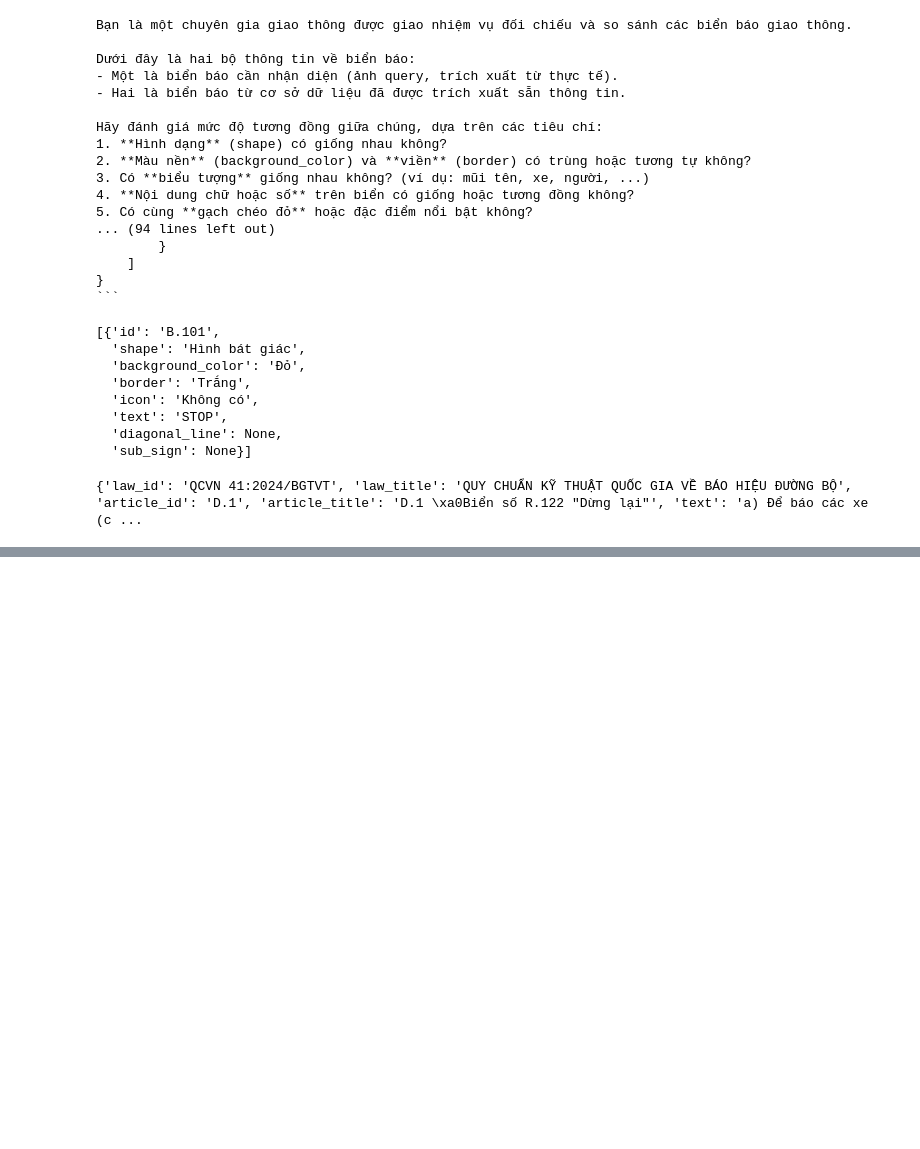
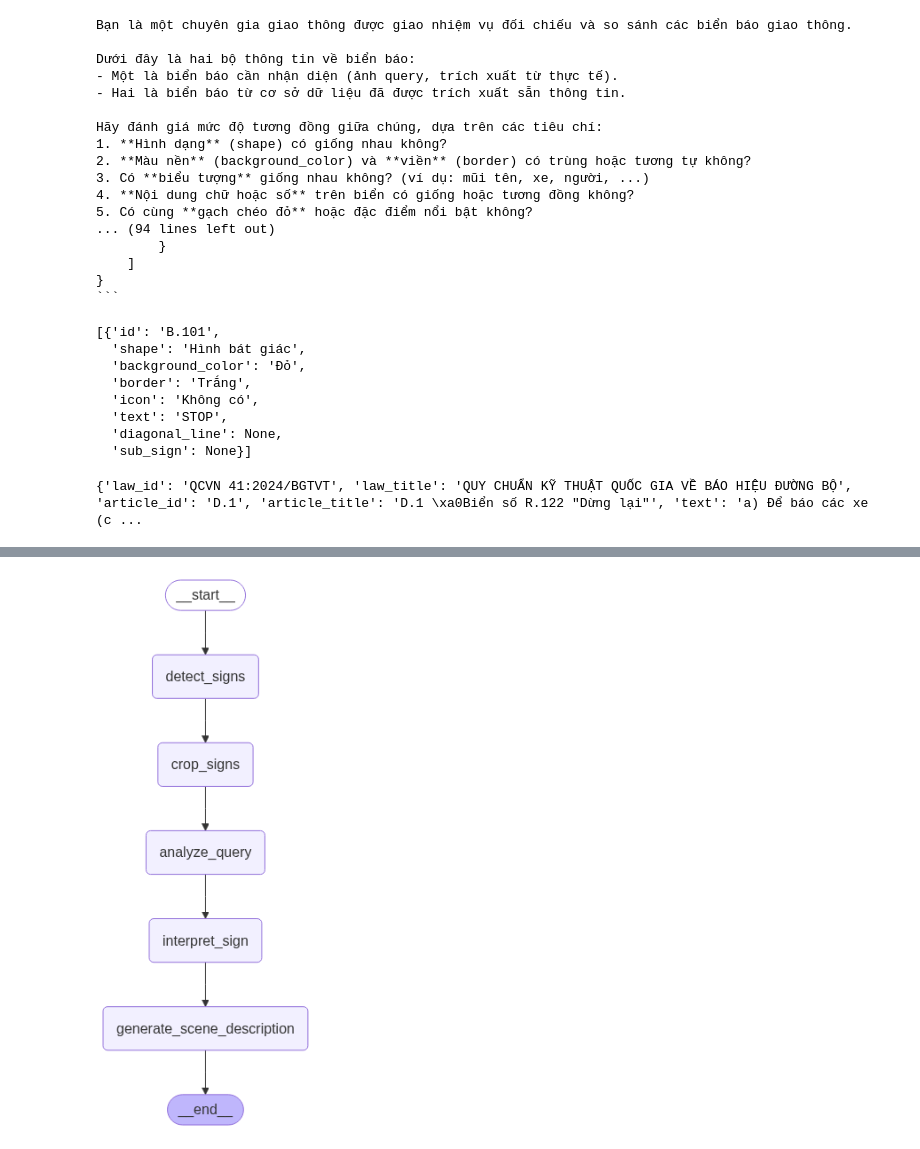
Before and after one commit to KiRzEa/VLSP_2025_SIGMA, a Jupyter notebook: notebooks/experiment_image_retrieval.ipynb, the cells around one changed output, grey strips where cells are left out. Cells and saved outputs as stored; diff of their text form; code cells hidden in the pictures; blank space fills up the shorter version.

```diff
--- a/notebooks/experiment_image_retrieval.ipynb
+++ b/notebooks/experiment_image_retrieval.ipynb
@@ -428,0 +594,6 @@ Hãy đánh giá mức độ tương đồng giữa chúng, dựa trên các ti
+# %%
+from IPython.display import display, Image
+
+display(Image(traffic_sign_graph.get_graph().draw_mermaid_png()))
+# %% [output]
+[figure, added]
```
Also changed, not shown: parts of 13 cells of this notebook, 1 other file.
